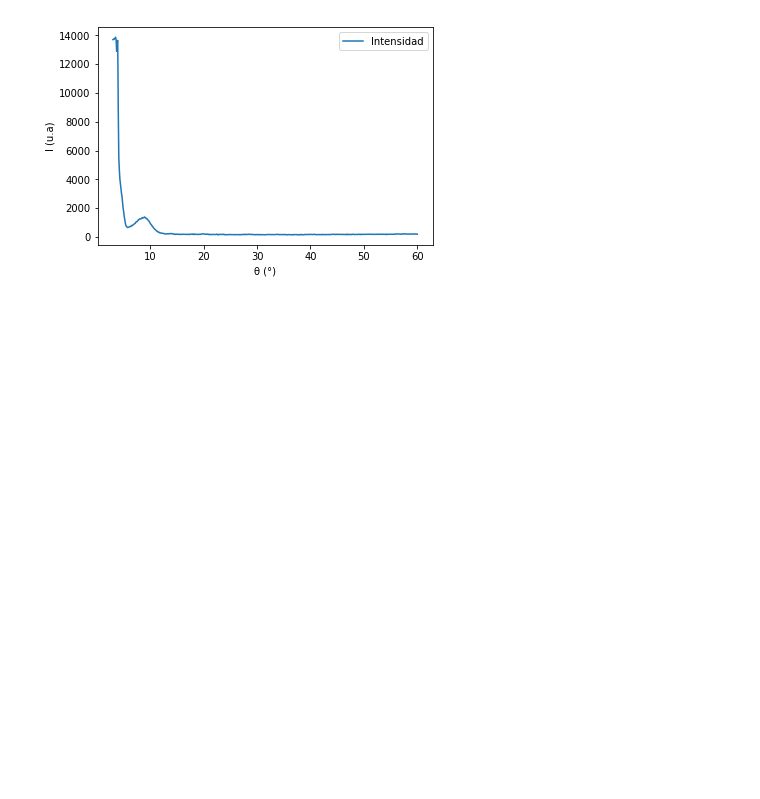
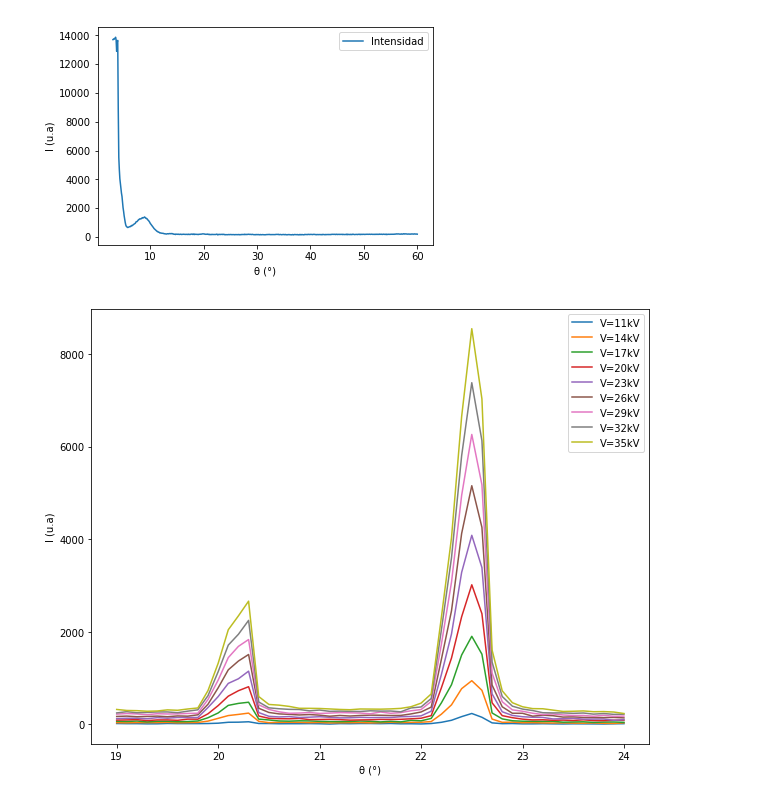
Before and after one commit to diegotg2000/RayosX, a Jupyter notebook: Analisis.ipynb, the cells around one changed output. Saved outputs shown, nothing was run; the diff lists cells and outputs as text; code cells hidden in the pictures; blank space fills up the shorter version.

```diff
--- a/Analisis.ipynb
+++ b/Analisis.ipynb
@@ -156,3 +156,18 @@ plt.legend()
 plt.savefig('inteanguloKBr.png')
 # %% [output]
 [figure]
+# %%
+#Analisis en funcion de corriente y voltaje
+theta=np.loadtxt('voltaje_variable.txt', usecols=0)
+Voltajes=np.arange(11,36,3)
+plt.figure(figsize=(10,8))
+for i in range(1,10):
+    I=np.loadtxt('voltaje_variable.txt', usecols=i)
+    plt.plot(theta, I, label='V='+str(Voltajes[i-1])+'kV')
+    plt.xlabel('\u03b8 (°)')
+    plt.ylabel('I (u.a)')
+    plt.savefig('EspectroVsVoltaje.png')
+    plt.legend()
+#Corriente =1mA
+# %% [output]
+[figure, added]
```
Also changed, not shown: parts of 3 cells of this notebook, 3 other files.
